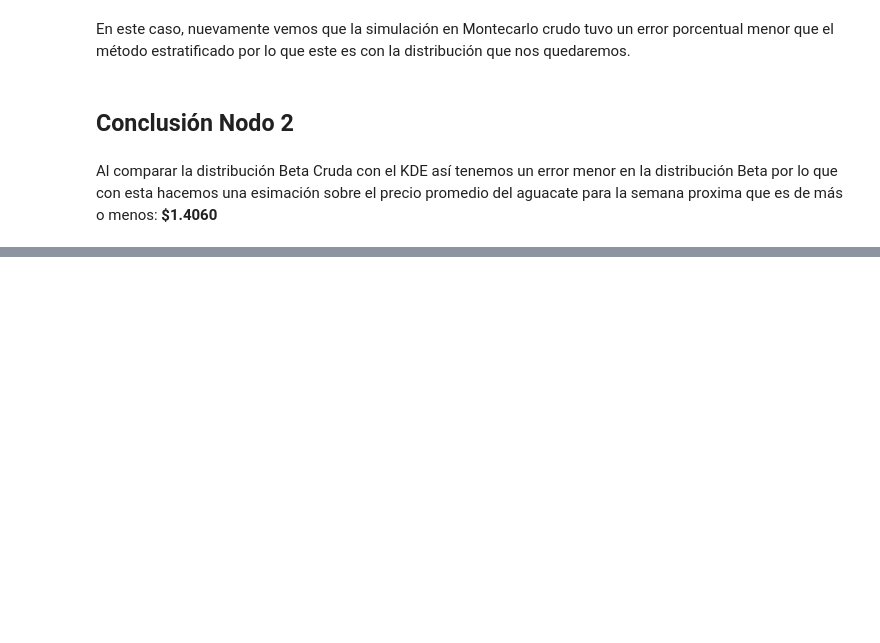
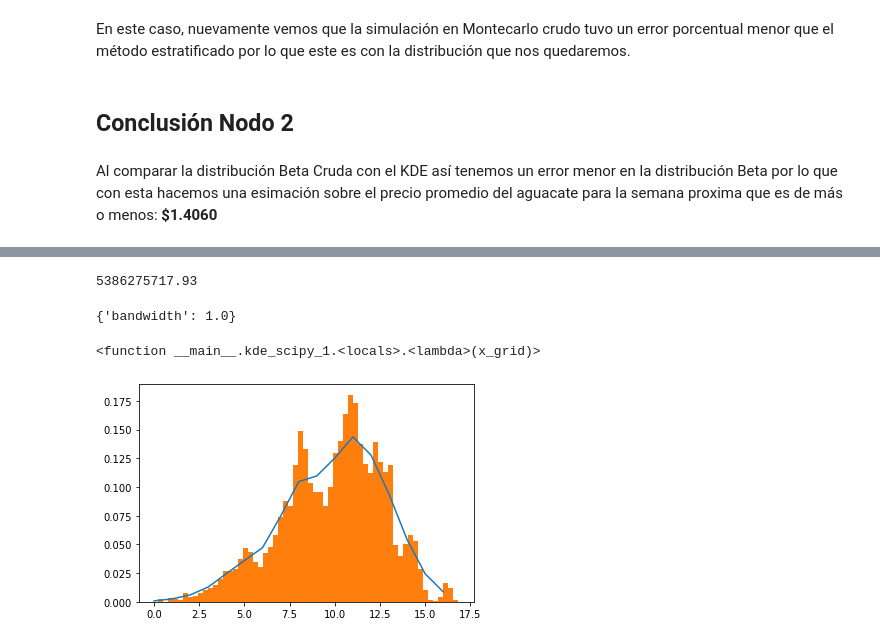
Before and after one commit to ACristinaVV/Proyecto_Avocado, a Jupyter notebook: Proyecto_Nodo1yNodo2_Final.ipynb, the cells around one changed output, grey strips where cells are left out. Cells and saved outputs as stored; diff of their text form; code cells hidden in the pictures; blank space fills up the shorter version.

```diff
--- a/Proyecto_Nodo1yNodo2_Final.ipynb
+++ b/Proyecto_Nodo1yNodo2_Final.ipynb
@@ -762,0 +784,31 @@ Al comparar la distribución Beta Cruda con el KDE  así tenemos un error menor
+# %%
+tipo2 = data['Large Hass']
+tipo2.sum()
+# %% [output]
+5386275717.93
+# %%
+tipo_new = elimina_ceros(tipo2)
+# %%
+tipo_log = np.log(tipo_new)
+# %%
+from sklearn.model_selection import GridSearchCV
+grid = GridSearchCV(KernelDensity(),
+                    {'bandwidth': np.linspace(0.1, 1.0, 30)},
+                    cv=20) # 20-fold cross-validation
+grid.fit(np.array(tipo2)[:, None])
+print(grid.best_params_)
+# %% [output]
+{'bandwidth': 1.0}
+# %%
+tipo = kde_scipy_1(tipo_log)
+tipo
+# %% [output]
+<function __main__.kde_scipy_1.<locals>.<lambda>(x_grid)>
+# %%
+x_tipo = np.arange(0,max(tipo_log),1)
+plt.figure()
+plt.plot(x_tipo,tipo(x_tipo));
+plt.hist(tipo_log,bins = 60, density = True);
+plt.show()
+# %% [output]
+[figure, added]
```
Also changed, not shown: parts of 32 cells of this notebook.
